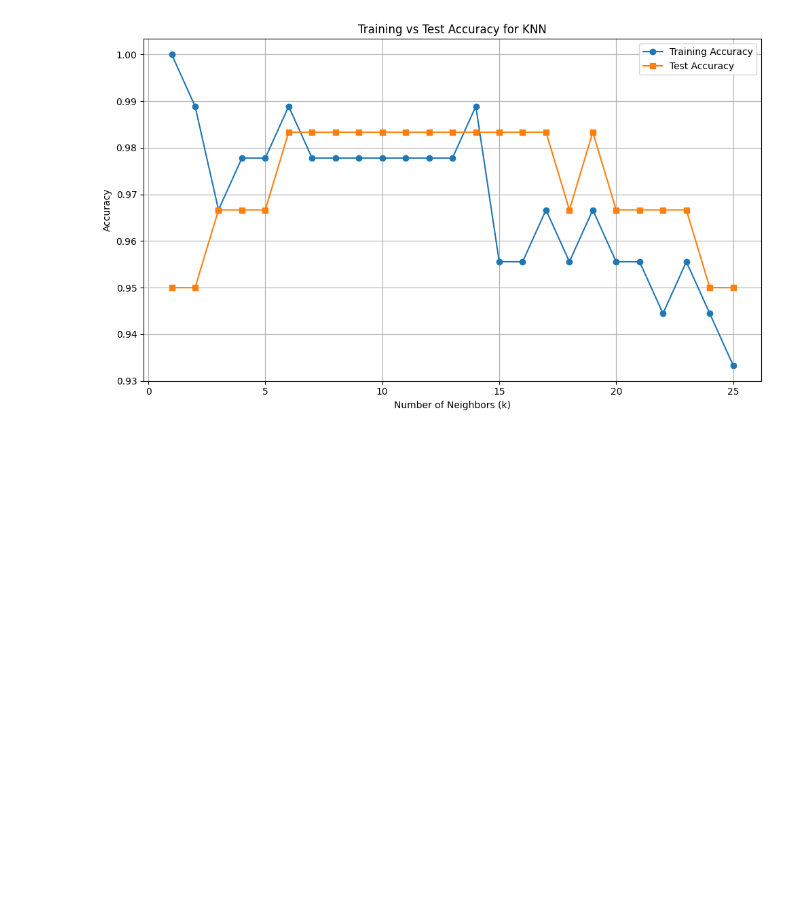
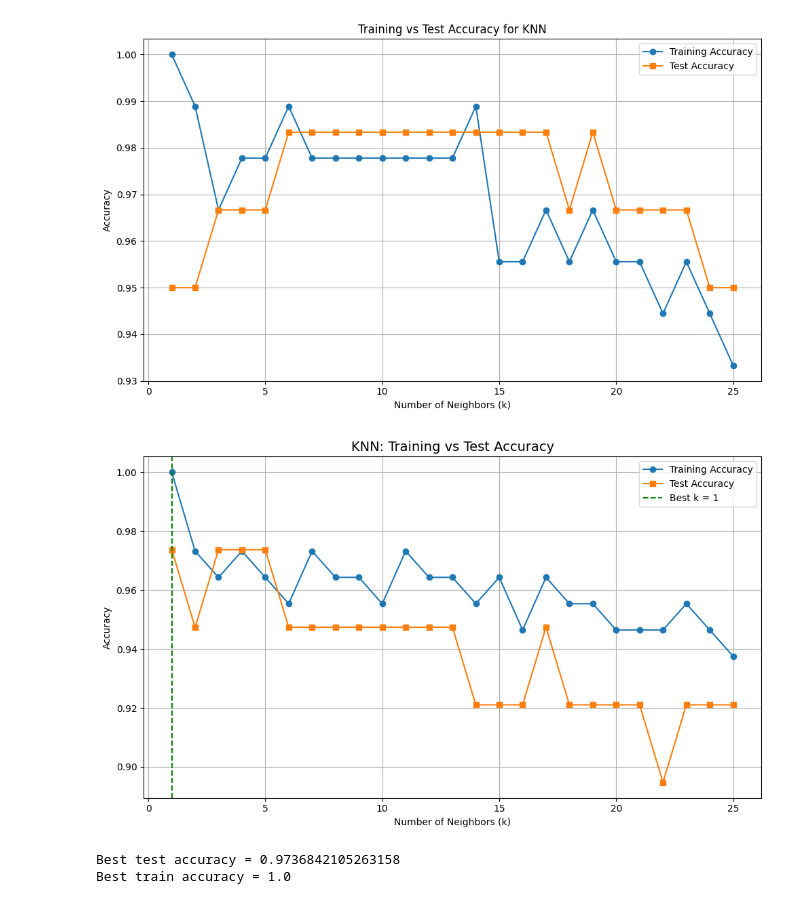
Before and after one commit to MDMinhazulIslamKhan/iris_species_ml_py, a Jupyter notebook: modelEvaluatio4.ipynb, the cells around one changed output. Saved outputs shown, nothing was run; the diff lists cells and outputs as text; code cells hidden in the pictures; blank space fills up the shorter version.

```diff
--- a/modelEvaluatio4.ipynb
+++ b/modelEvaluatio4.ipynb
@@ -94,3 +94,41 @@ plt.show()
 # %% [output]
 [figure]
 [figure]
+# %%
+import numpy as np
+
+# # stratify=y = balanced classes in both training and test data, Prevents biased evaluation #
+X_train, X_test, y_train, y_test = train_test_split(
+    X, y, stratify=y, random_state=4)
+
+training_accuracy_new = []
+test_accuracy_new = []
+
+for k in neighbors_settings:
+    knn = KNeighborsClassifier(n_neighbors=k)
+    knn.fit(X_train, y_train)
+    training_accuracy_new.append(knn.score(X_train, y_train))
+    test_accuracy_new.append(knn.score(X_test, y_test))
+
+# # Find best km argmax returns the index of the first max value #
+best_k = neighbors_settings[np.argmax(test_accuracy_new)]
+
+
+plt.figure(figsize=(10, 6))
+plt.plot(neighbors_settings, training_accuracy_new, label="Training Accuracy", marker='o')
+plt.plot(neighbors_settings, test_accuracy_new, label="Test Accuracy", marker='s')
+plt.axvline(best_k, color='green', linestyle='--', label=f'Best k = {best_k}')
+plt.title("KNN: Training vs Test Accuracy", fontsize=14)
+plt.xlabel("Number of Neighbors (k)")
+plt.ylabel("Accuracy")
+plt.legend()
+plt.grid(True)
+plt.tight_layout()
+plt.show()
+
+print('Best test accuracy =', max(test_accuracy_new))
+print('Best train accuracy =', max(training_accuracy_new))
+# %% [output]
+[figure, added]
+Best test accuracy = 0.9736842105263158
+Best train accuracy = 1.0
```
Also changed, not shown: 1 other file.
